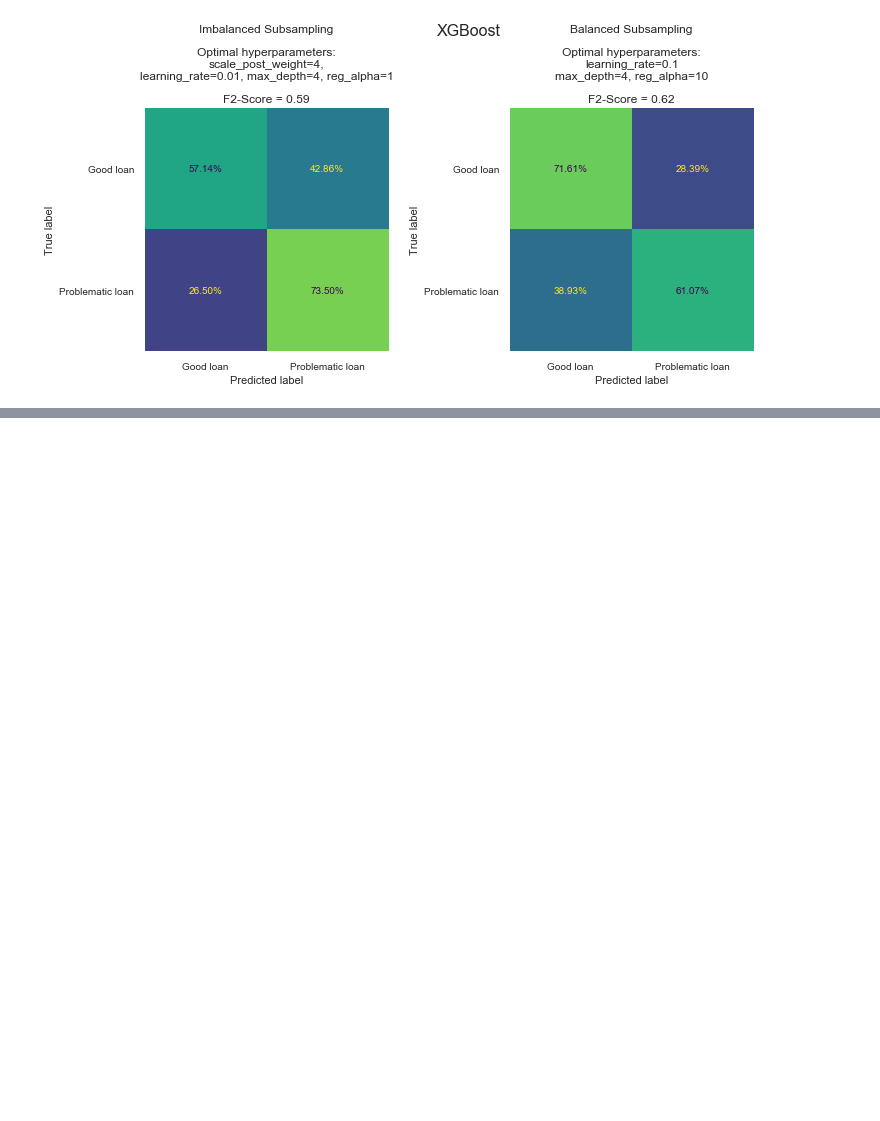
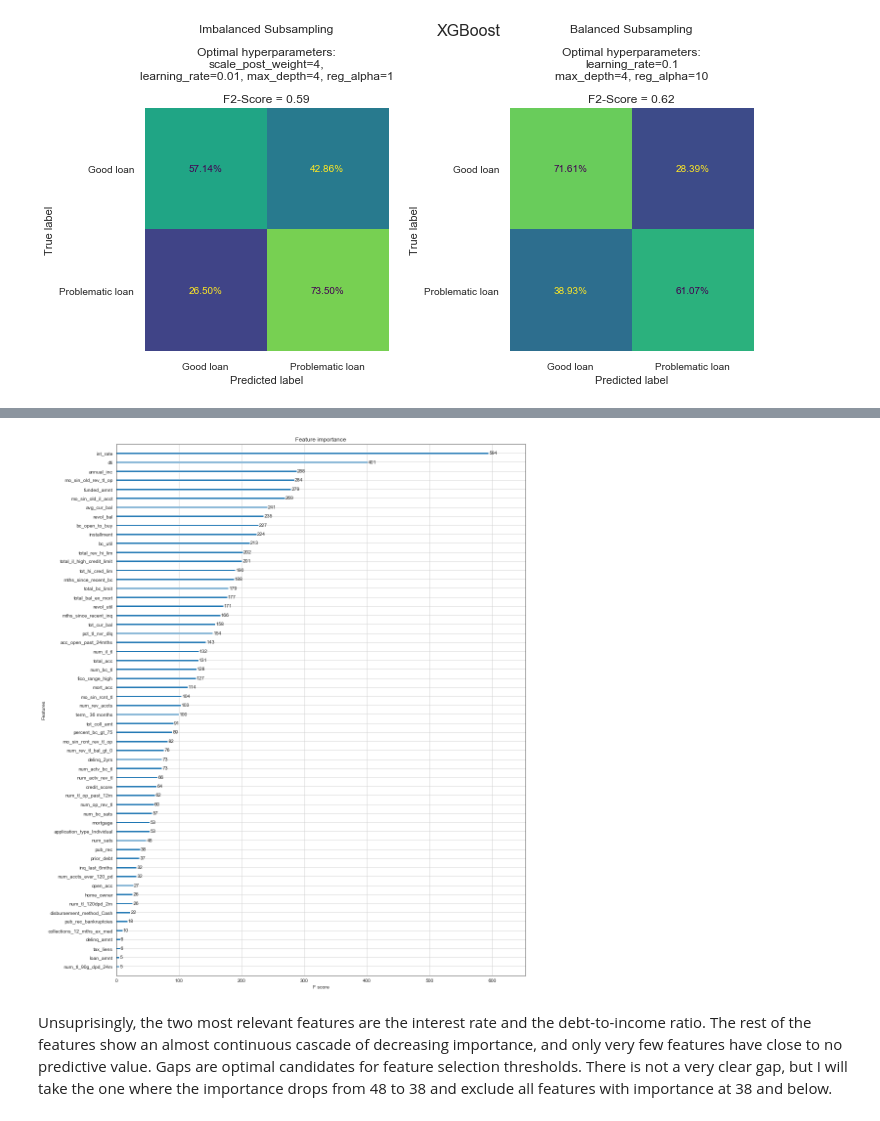
Before and after one commit to matthiasluthi/Predicting-Loan-Risk, a Jupyter notebook: PredictingLoanRisk.ipynb, the cells around one changed output, grey strips where cells are left out. Saved outputs shown, nothing was run; the diff lists cells and outputs as text; code cells hidden in the pictures; blank space fills up the shorter version.

```diff
--- a/PredictingLoanRisk.ipynb
+++ b/PredictingLoanRisk.ipynb
@@ -789,5 +790,5 @@ grid_xgb_bal.best_params_
 # %%
 xbg_bal = xgb.XGBClassifier(learning_rate=0.1, n_estimators = 500, n_jobs=-1)
 # %%
-param_grid_xgb_1 = dict(max_depth=[4,6,8], reg_alpha=[0,1,10])
+param_grid_xgb_2 = dict(max_depth=[4,6,8], reg_alpha=[0,1,10])
 # %%
@@ -929,0 +946,8 @@ Text(0.5, 1.0, 'Balanced Subsampling\n\nOptimal hyperparameters:\nlearning_rate=
+# %%
+xgb.plot_importance(grid_xgb_bal.best_estimator_)
+fig = plt.gcf()
+fig.set_size_inches(15, 20)
+# %% [output]
+[figure, added]
+# %% [markdown]
+Unsuprisingly, the two most relevant features are the interest rate and the debt-to-income ratio. The rest of the features show an almost continuous cascade of decreasing importance, and only very few features have close to no predictive value. Gaps are optimal candidates for feature selection thresholds. There is not a very clear gap, but I will take the one where the importance drops from 48 to 38 and exclude all features with importance at 38 and below.
```
Also changed, not shown: parts of 23 cells of this notebook.
